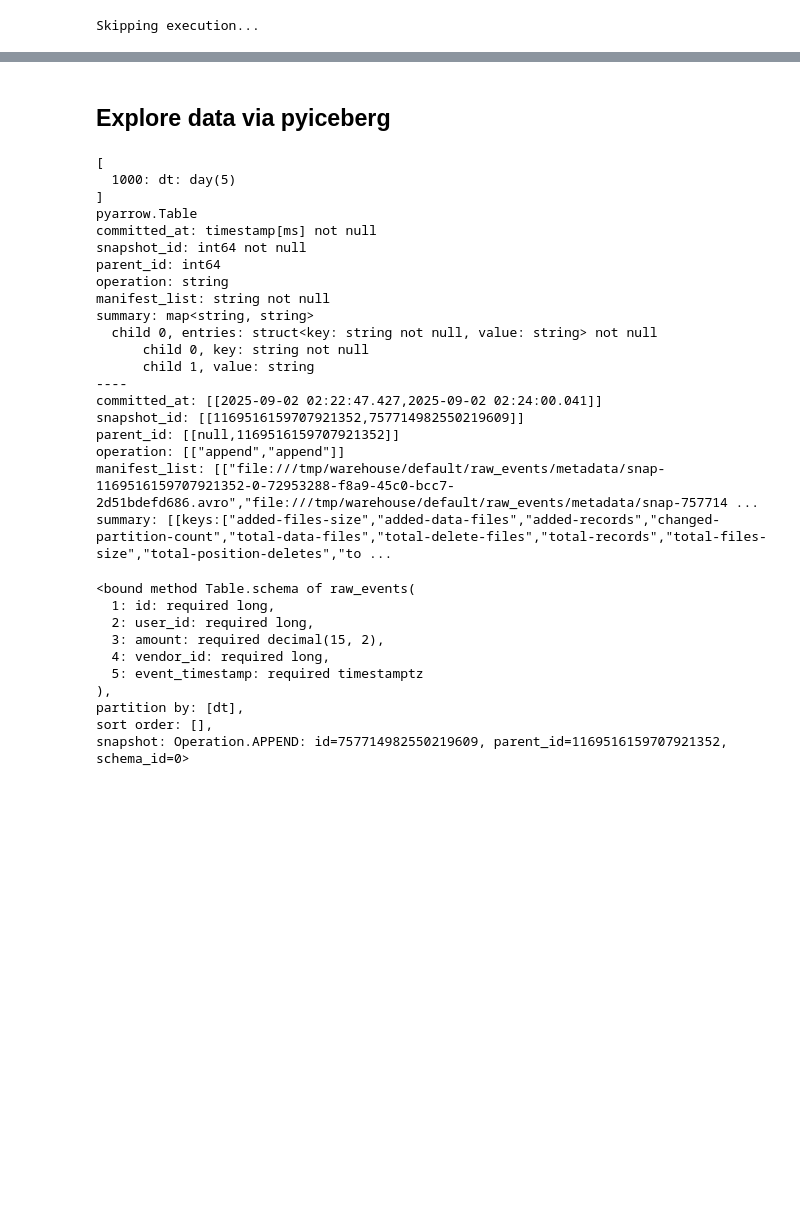
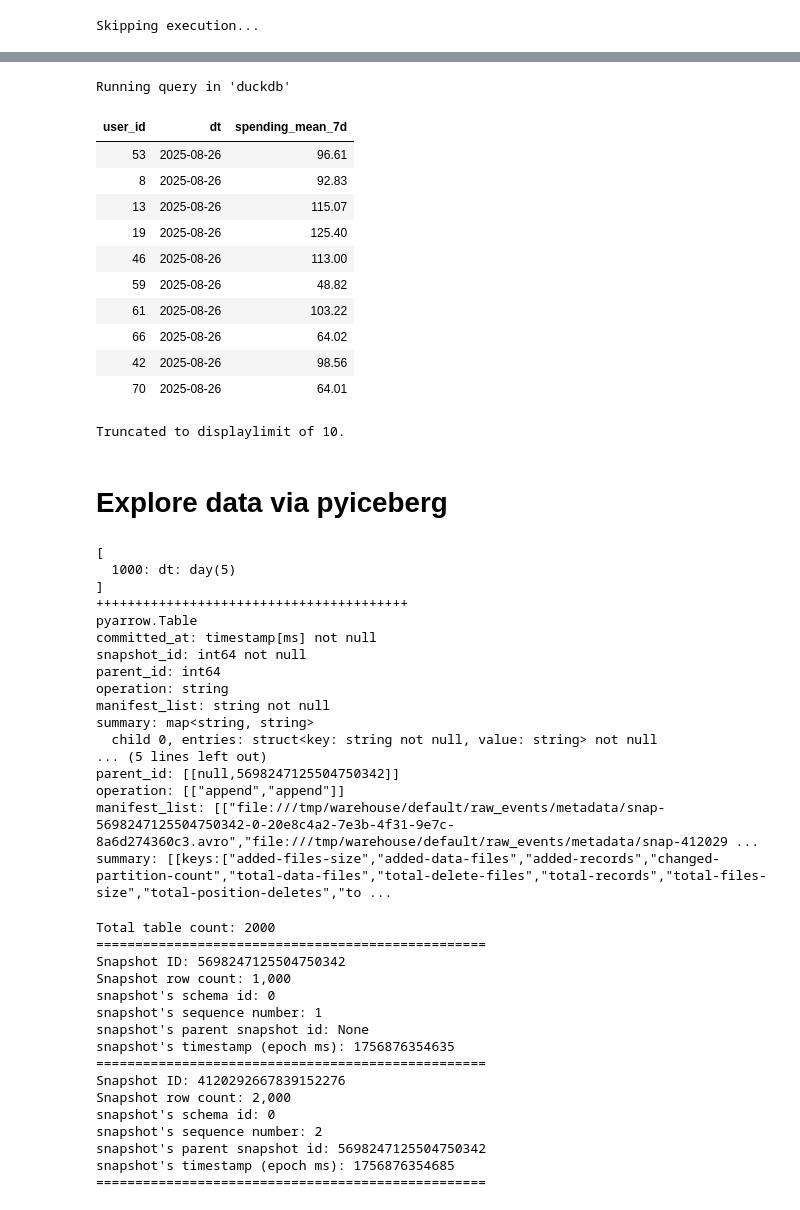
Before and after one commit to enerrio/feature-store-iceberg, a Jupyter notebook: notebooks/explore_data.ipynb, the cells around one changed output, grey strips where cells are left out. Drawn from its saved outputs; the diff is of its cells as text; code cells hidden in the pictures; blank space fills up the shorter version.

```diff
--- a/notebooks/explore_data.ipynb
+++ b/notebooks/explore_data.ipynb
@@ -145,4 +146,23 @@ Skipping execution...
+# %%
+%%sql
+SELECT
+    *
+FROM icecat.default.user_features;
+# %% [output]
+Running query in 'duckdb'
+| user_id | dt | spending_mean_7d |
+| 53 | 2025-08-26 | 96.61 |
+| 8 | 2025-08-26 | 92.83 |
+| 13 | 2025-08-26 | 115.07 |
+| 19 | 2025-08-26 | 125.40 |
+| 46 | 2025-08-26 | 113.00 |
+| 59 | 2025-08-26 | 48.82 |
+| 61 | 2025-08-26 | 103.22 |
+| 66 | 2025-08-26 | 64.02 |
+| 42 | 2025-08-26 | 98.56 |
+| 70 | 2025-08-26 | 64.01 |
+Truncated to displaylimit of 10.
 # %% [markdown]
-## Explore data via pyiceberg
+# Explore data via pyiceberg
 # %%
 from pyiceberg.catalog import load_catalog
@@ -158,11 +179,13 @@ catalog = load_catalog(
 # %%
 table = catalog.load_table("default.raw_events")
 print(table.spec())
+print("+"*40)
 print(table.inspect.snapshots())
 # %% [output]
 [
   1000: dt: day(5)
 ]
+++++++++++++++++++++++++++++++++++++++++
 pyarrow.Table
 committed_at: timestamp[ms] not null
 snapshot_id: int64 not null
@@ -171,25 +194,37 @@ operation: string
 manifest_list: string not null
 summary: map<string, string>
   child 0, entries: struct<key: string not null, value: string> not null
-      child 0, key: string not null
-      child 1, value: string
-----
-committed_at: [[2025-09-02 02:22:47.427,2025-09-02 02:24:00.041]]
-snapshot_id: [[1169516159707921352,757714982550219609]]
-parent_id: [[null,1169516159707921352]]
+... (5 lines left out)
+parent_id: [[null,5698247125504750342]]
 operation: [["append","append"]]
-manifest_list: [["file:///tmp/warehouse/default/raw_events/metadata/snap-1169516159707921352-0-72953288-f8a9-45c0-bcc7-2d51bdefd686.avro","file:///tmp/warehouse/default/raw_events/metadata/snap-757714 ...
+manifest_list: [["file:///tmp/warehouse/default/raw_events/metadata/snap-5698247125504750342-0-20e8c4a2-7e3b-4f31-9e7c-8a6d274360c3.avro","file:///tmp/warehouse/default/raw_events/metadata/snap-412029 ...
 summary: [[keys:["added-files-size","added-data-files","added-records","changed-partition-count","total-data-files","total-delete-files","total-records","total-files-size","total-position-deletes","to ...
 # %%
-table.schema
+print(f"Total table count: {table.scan().count()}")
+print("="*50)
+for snap in table.snapshots():
+    print(f"Snapshot ID: {snap.snapshot_id}")
+    # snap = table.snapshot_by_id(snapshot)
+    print(f"Snapshot row count: {table.scan(snapshot_id=snap.snapshot_id).count():,}")
+    print(f"snapshot's schema id: {snap.schema_id}")
+    print(f"snapshot's sequence number: {snap.sequence_number}")
+    print(f"snapshot's parent snapshot id: {snap.parent_snapshot_id}")
+    print(f"snapshot's timestamp (epoch ms): {snap.timestamp_ms}")
+    print("="*50)
 # %% [output]
-<bound method Table.schema of raw_events(
-  1: id: required long,
-  2: user_id: required long,
-  3: amount: required decimal(15, 2),
-  4: vendor_id: required long,
-  5: event_timestamp: required timestamptz
-),
-partition by: [dt],
-sort order: [],
-snapshot: Operation.APPEND: id=757714982550219609, parent_id=1169516159707921352, schema_id=0>
+Total table count: 2000
+==================================================
+Snapshot ID: 5698247125504750342
+Snapshot row count: 1,000
+snapshot's schema id: 0
+snapshot's sequence number: 1
+snapshot's parent snapshot id: None
+snapshot's timestamp (epoch ms): 1756876354635
+==================================================
+Snapshot ID: 4120292667839152276
+Snapshot row count: 2,000
+snapshot's schema id: 0
+snapshot's sequence number: 2
+snapshot's parent snapshot id: 5698247125504750342
+snapshot's timestamp (epoch ms): 1756876354685
+==================================================
```
Also changed, not shown: parts of 22 cells of this notebook.
